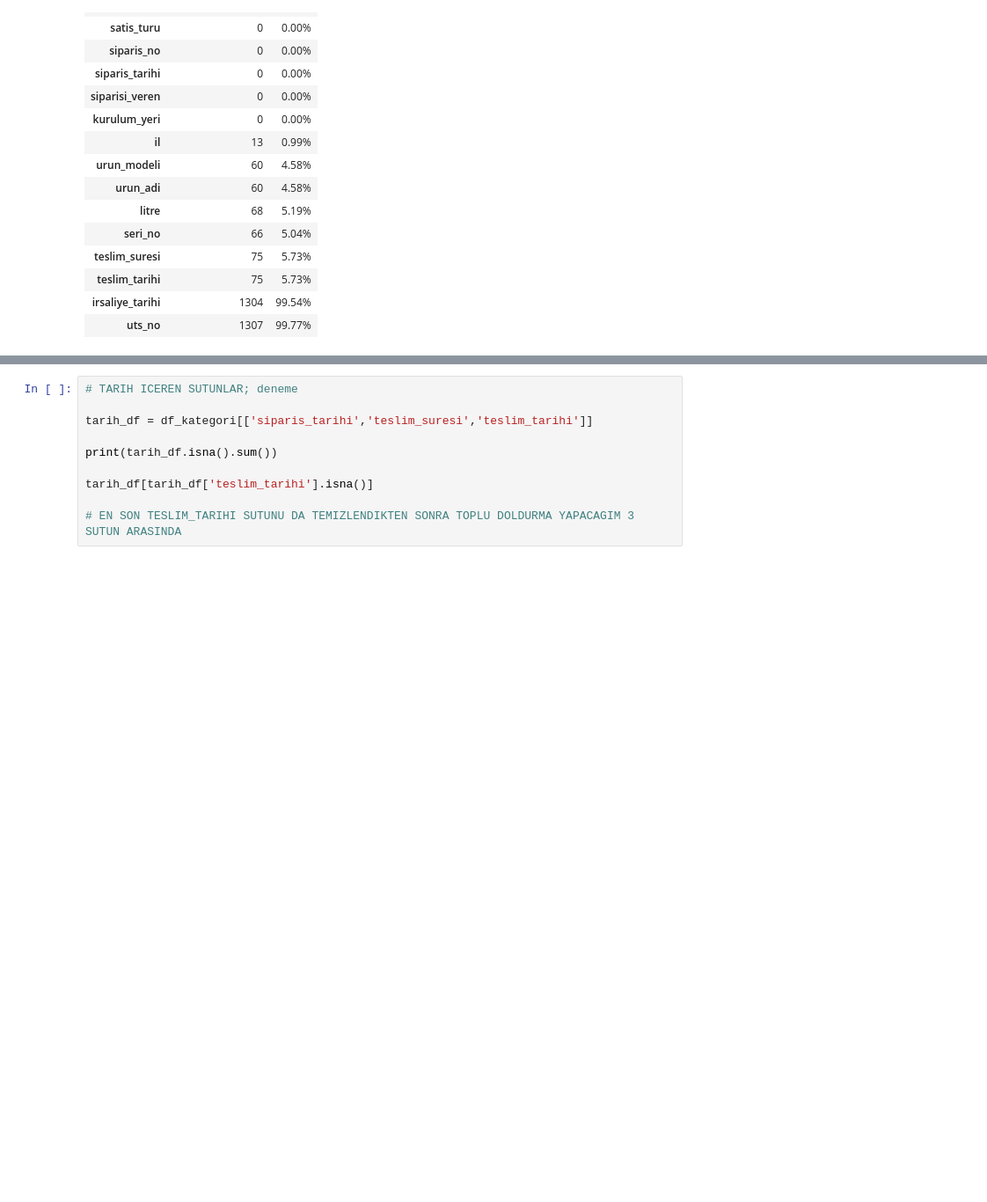
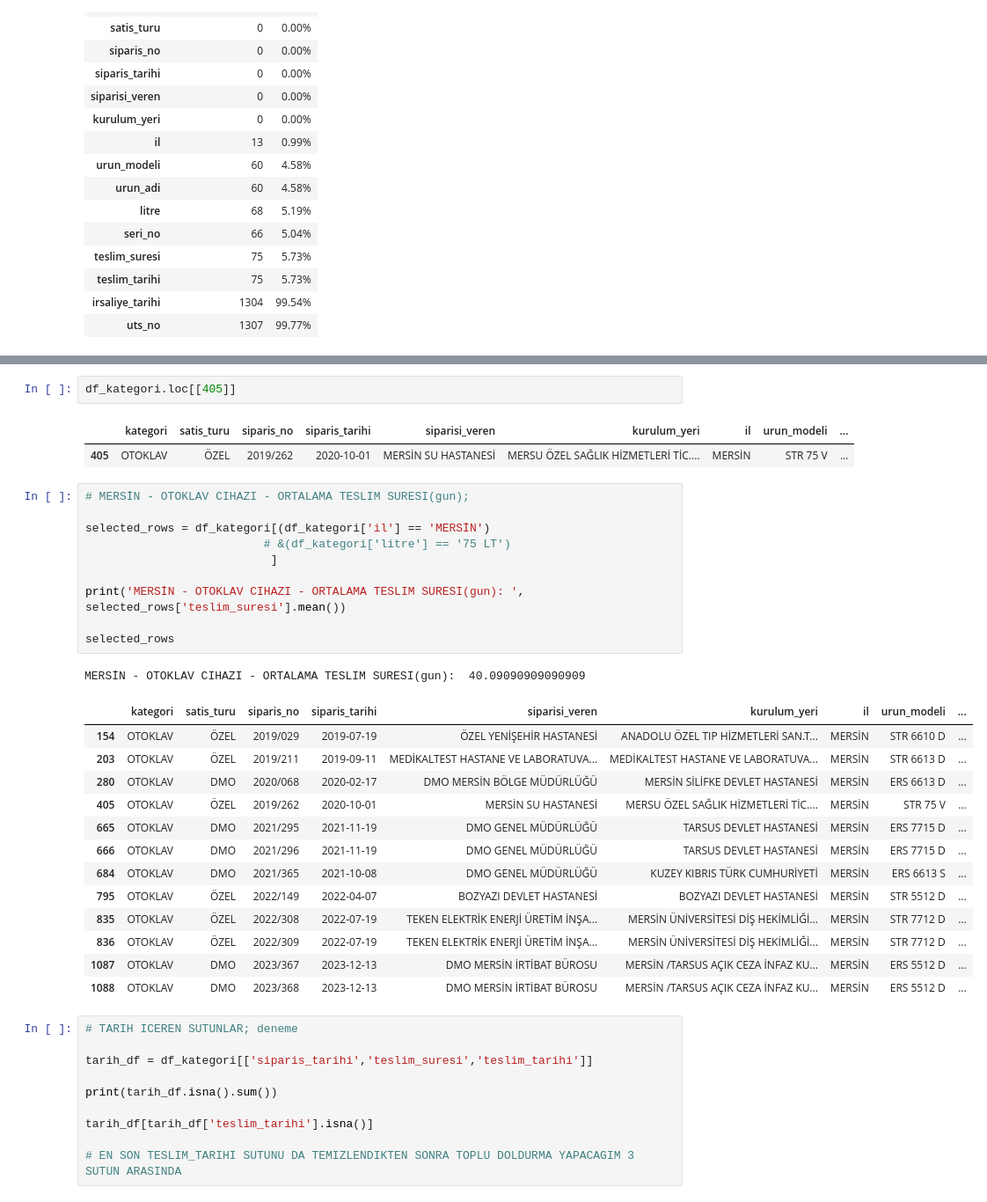
Before and after one commit to Duygu-Jones/LLM_Playground, a Jupyter notebook: 01_EDA/KATEGORILER/01_Otoklav_Oksijen/Duygu/Duygu_OTOKLAV_O2_eda-notebook.ipynb, the cells around one changed output, grey strips where cells are left out. Shown at 88% size. Cells and saved outputs as stored; diff of their text form; blank space fills up the shorter version.

```diff
--- a/01_EDA/KATEGORILER/01_Otoklav_Oksijen/Duygu/Duygu_OTOKLAV_O2_eda-notebook.ipynb
+++ b/01_EDA/KATEGORILER/01_Otoklav_Oksijen/Duygu/Duygu_OTOKLAV_O2_eda-notebook.ipynb
@@ -2247,3 +2396,33 @@ df_kategori.head(2)
+# %%
+df_kategori.loc[[405]]
+# %% [output]
+|  | kategori | satis_turu | siparis_no | siparis_tarihi | siparisi_veren | kurulum_yeri | il | urun_modeli | ... |
+| 405 | OTOKLAV | ÖZEL | 2019/262 | 2020-10-01 | MERSİN SU HASTANESİ | MERSU ÖZEL SAĞLIK HİZMETLERİ TİC.... | MERSİN | STR 75 V | ... |
+# %%
+# MERSİN - OTOKLAV CIHAZI - ORTALAMA TESLIM SURESI(gun);
+
+selected_rows = df_kategori[(df_kategori['il'] == 'MERSİN')
+                          # &(df_kategori['litre'] == '75 LT')
+                           ]
+
+print('MERSİN - OTOKLAV CIHAZI - ORTALAMA TESLIM SURESI(gun): ', selected_rows['teslim_suresi'].mean())
+
+selected_rows
+# %% [output]
+MERSİN - OTOKLAV CIHAZI - ORTALAMA TESLIM SURESI(gun):  40.09090909090909
+|  | kategori | satis_turu | siparis_no | siparis_tarihi | siparisi_veren | kurulum_yeri | il | urun_modeli | ... |
+| 154 | OTOKLAV | ÖZEL | 2019/029 | 2019-07-19 | ÖZEL YENİŞEHİR HASTANESİ | ANADOLU ÖZEL TIP HİZMETLERİ SAN.T... | MERSİN | STR 6610 D | ... |
+| 203 | OTOKLAV | ÖZEL | 2019/211 | 2019-09-11 | MEDİKALTEST HASTANE VE LABORATUVA... | MEDİKALTEST HASTANE VE LABORATUVA... | MERSİN | STR 6613 D | ... |
+| 280 | OTOKLAV | DMO | 2020/068 | 2020-02-17 | DMO MERSİN BÖLGE MÜDÜRLÜĞÜ | MERSİN SİLİFKE DEVLET HASTANESİ | MERSİN | ERS 6613 D | ... |
+| 405 | OTOKLAV | ÖZEL | 2019/262 | 2020-10-01 | MERSİN SU HASTANESİ | MERSU ÖZEL SAĞLIK HİZMETLERİ TİC.... | MERSİN | STR 75 V | ... |
+| 665 | OTOKLAV | DMO | 2021/295 | 2021-11-19 | DMO GENEL MÜDÜRLÜĞÜ | TARSUS DEVLET HASTANESİ | MERSİN | ERS 7715 D | ... |
+| 666 | OTOKLAV | DMO | 2021/296 | 2021-11-19 | DMO GENEL MÜDÜRLÜĞÜ | TARSUS DEVLET HASTANESİ | MERSİN | ERS 7715 D | ... |
+| 684 | OTOKLAV | DMO | 2021/365 | 2021-10-08 | DMO GENEL MÜDÜRLÜĞÜ | KUZEY KIBRIS TÜRK CUMHURİYETİ | MERSİN | ERS 6613 S | ... |
+| 795 | OTOKLAV | ÖZEL | 2022/149 | 2022-04-07 | BOZYAZI DEVLET HASTANESİ | BOZYAZI DEVLET HASTANESİ | MERSİN | STR 5512 D | ... |
+| 835 | OTOKLAV | ÖZEL | 2022/308 | 2022-07-19 | TEKEN ELEKTRİK ENERJİ ÜRETİM İNŞA... | MERSİN ÜNİVERSİTESİ DİŞ HEKİMLİĞİ... | MERSİN | STR 7712 D | ... |
+| 836 | OTOKLAV | ÖZEL | 2022/309 | 2022-07-19 | TEKEN ELEKTRİK ENERJİ ÜRETİM İNŞA... | MERSİN ÜNİVERSİTESİ DİŞ HEKİMLİĞİ... | MERSİN | STR 7712 D | ... |
+| 1087 | OTOKLAV | DMO | 2023/367 | 2023-12-13 | DMO MERSİN İRTİBAT BÜROSU | MERSİN /TARSUS AÇIK CEZA İNFAZ KU... | MERSİN | ERS 5512 D | ... |
+| 1088 | OTOKLAV | DMO | 2023/368 | 2023-12-13 | DMO MERSİN İRTİBAT BÜROSU | MERSİN /TARSUS AÇIK CEZA İNFAZ KU... | MERSİN | ERS 5512 D | ... |
 # %%
 # TARIH ICEREN SUTUNLAR; deneme
 
```
Also changed, not shown: parts of 20 cells of this notebook.
